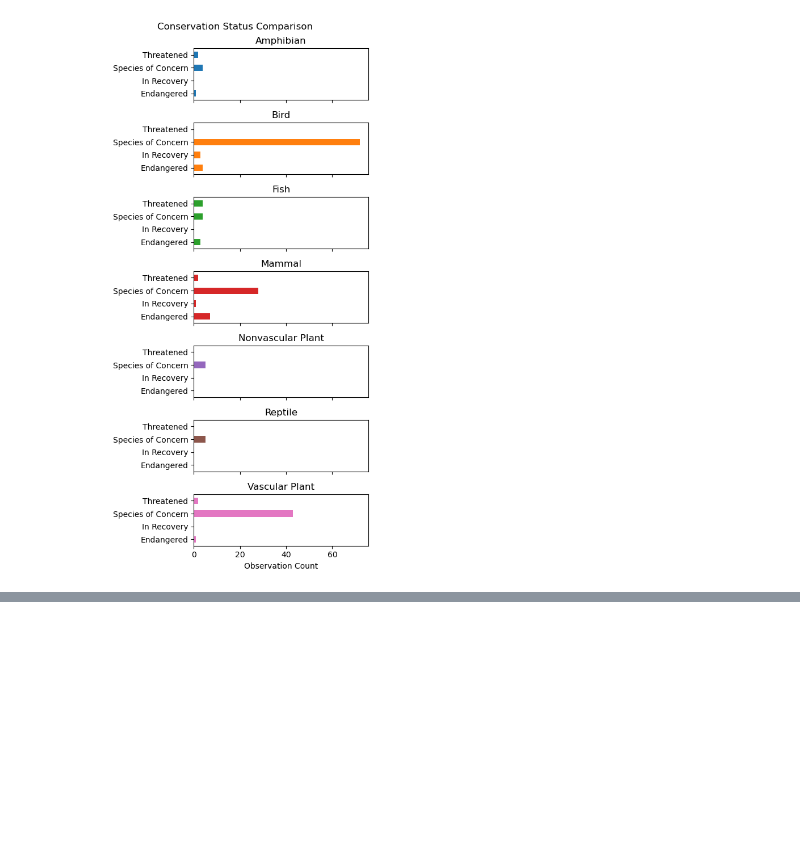
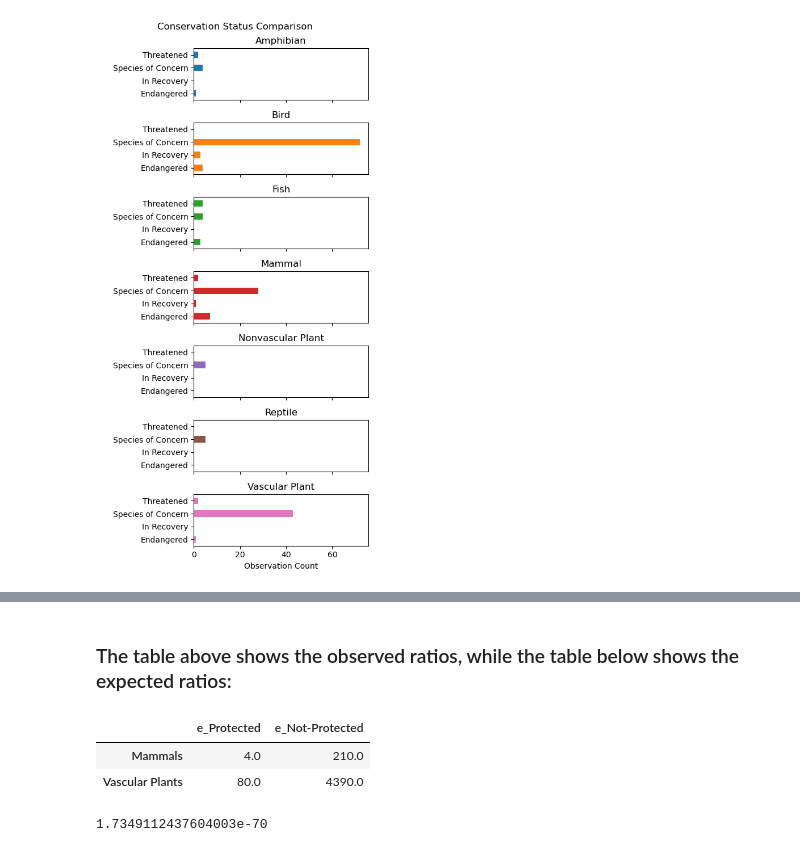
Before and after one commit to DistractedByData/BioDiversity-Project, a Jupyter notebook: Analysis/biodiversity.ipynb, the cells around one changed output, grey strips where cells are left out. Saved outputs shown, nothing was run; the diff lists cells and outputs as text; code cells hidden in the pictures; blank space fills up the shorter version.

```diff
--- a/Analysis/biodiversity.ipynb
+++ b/Analysis/biodiversity.ipynb
@@ -394,0 +464,16 @@ plt.tight_layout()
+# %% [markdown]
+### The table above shows the observed ratios, while the table below shows the expected ratios:
+# %%
+chi2, pval, dof, ex = chi2_contingency(contingency1)
+
+ex = pd.DataFrame(ex.round(),columns=['e_Protected','e_Not-Protected'],index=['Mammals','Vascular Plants'])
+
+ex
+# %% [output]
+|  | e_Protected | e_Not-Protected |
+| Mammals | 4.0 | 210.0 |
+| Vascular Plants | 80.0 | 4390.0 |
+# %%
+pval
+# %% [output]
+1.7349112437604003e-70
```
Also changed, not shown: parts of 13 cells of this notebook, 2 other files.
